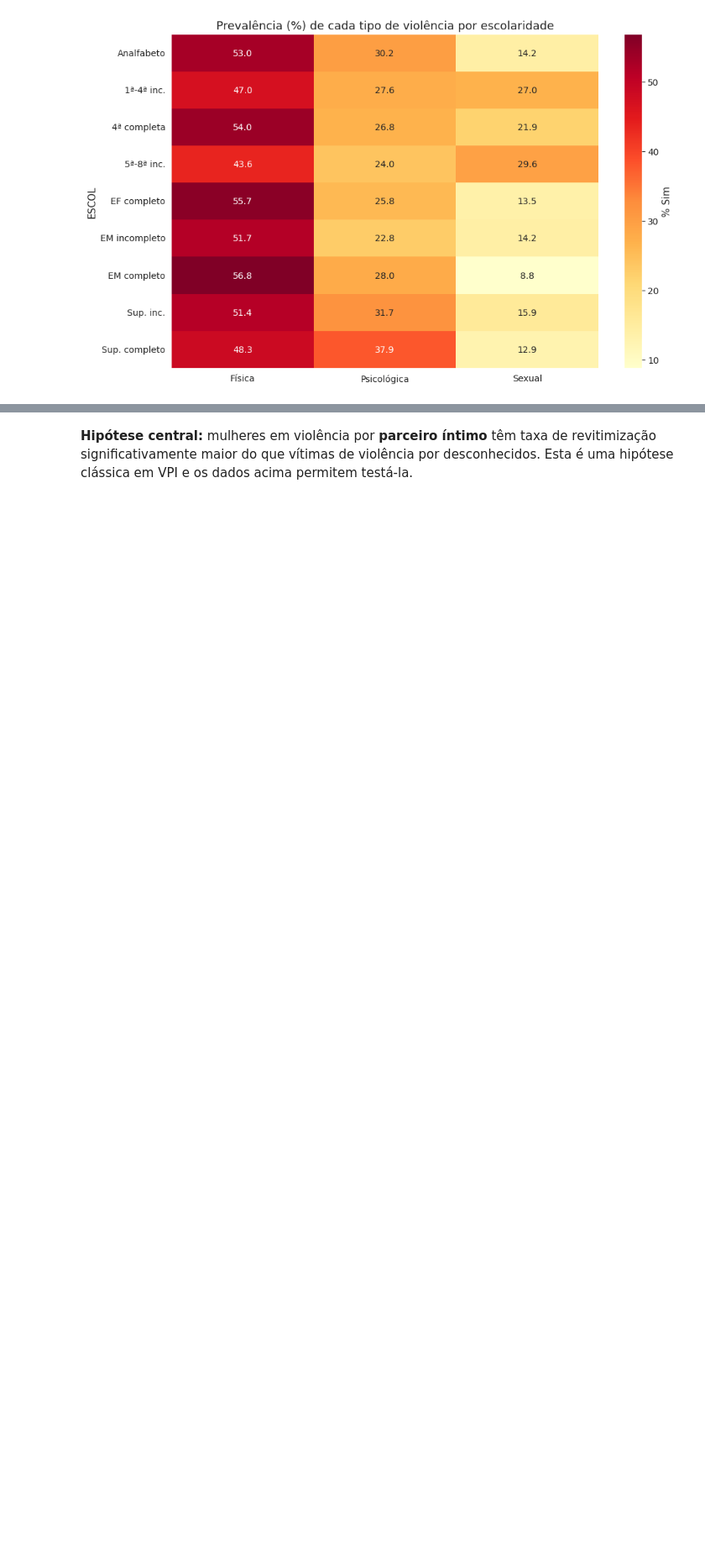
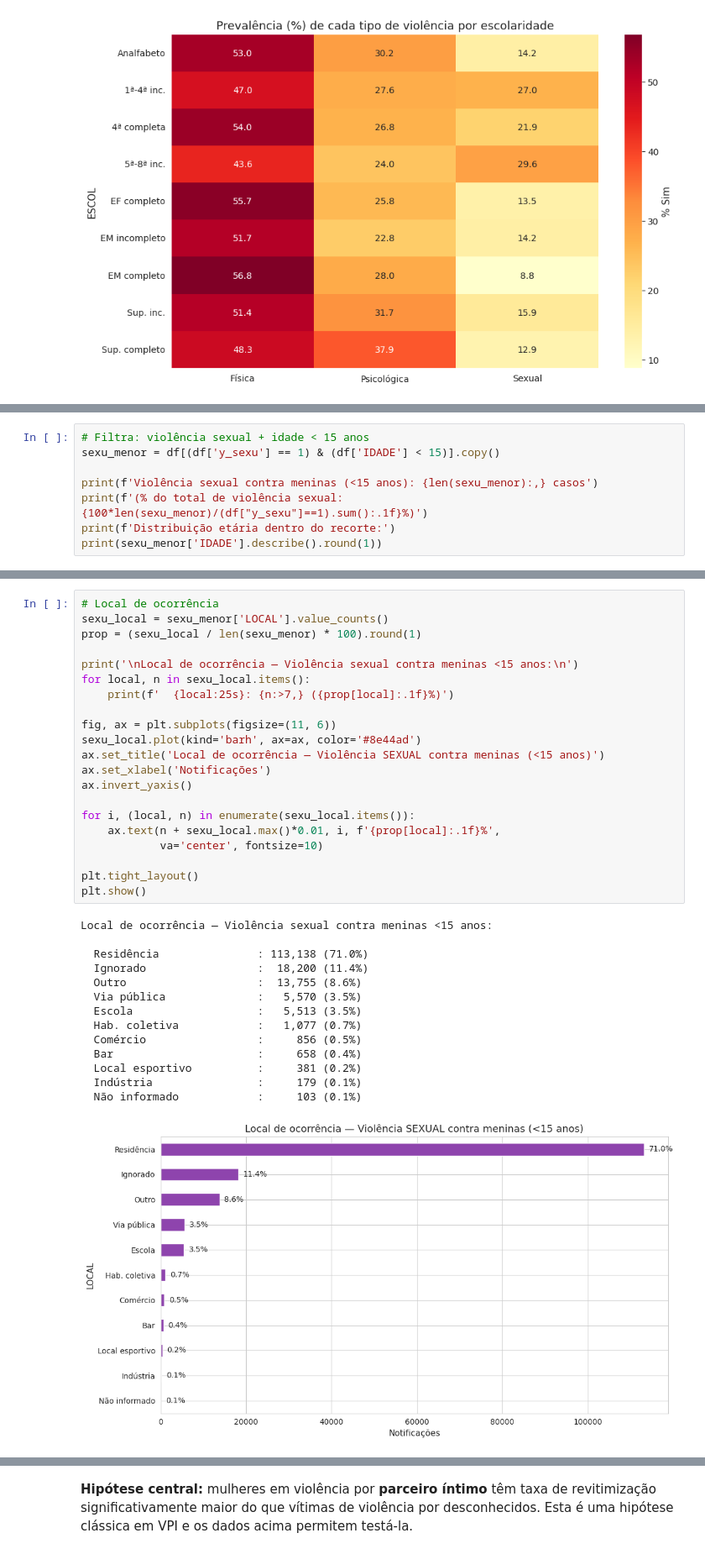
Before and after one commit to RafaelaMlucca/AnaliseViolMulher, a Jupyter notebook: 04_descritiva_v3.ipynb, the cells around one changed output, grey strips where cells are left out. Shown at 84% size. Cells and saved outputs as stored; diff of their text form; blank space fills up the shorter version.

```diff
--- a/04_descritiva_v3.ipynb
+++ b/04_descritiva_v3.ipynb
@@ -1064,0 +1061,8 @@ A linkagem por nomes/data fica para um notebook futuro (entrega final). Por ora,
+# %%
+# Filtra: violência sexual + idade < 15 anos
+sexu_menor = df[(df['y_sexu'] == 1) & (df['IDADE'] < 15)].copy()
+
+print(f'Violência sexual contra meninas (<15 anos): {len(sexu_menor):,} casos')
+print(f'(% do total de violência sexual: {100*len(sexu_menor)/(df["y_sexu"]==1).sum():.1f}%)')
+print(f'Distribuição etária dentro do recorte:')
+print(sexu_menor['IDADE'].describe().round(1))
@@ -1064,0 +1082,36 @@ A linkagem por nomes/data fica para um notebook futuro (entrega final). Por ora,
+# %%
+# Local de ocorrência
+sexu_local = sexu_menor['LOCAL'].value_counts()
+prop = (sexu_local / len(sexu_menor) * 100).round(1)
+
+print('\nLocal de ocorrência — Violência sexual contra meninas <15 anos:\n')
+for local, n in sexu_local.items():
+    print(f'  {local:25s}: {n:>7,} ({prop[local]:.1f}%)')
+
+fig, ax = plt.subplots(figsize=(11, 6))
+sexu_local.plot(kind='barh', ax=ax, color='#8e44ad')
+ax.set_title('Local de ocorrência — Violência SEXUAL contra meninas (<15 anos)')
+ax.set_xlabel('Notificações')
+ax.invert_yaxis()
+
+for i, (local, n) in enumerate(sexu_local.items()):
+    ax.text(n + sexu_local.max()*0.01, i, f'{prop[local]:.1f}%',
+            va='center', fontsize=10)
+
+plt.tight_layout()
+plt.show()
+# %% [output]
+Local de ocorrência — Violência sexual contra meninas <15 anos:
+
+  Residência               : 113,138 (71.0%)
+  Ignorado                 :  18,200 (11.4%)
+  Outro                    :  13,755 (8.6%)
+  Via pública              :   5,570 (3.5%)
+  Escola                   :   5,513 (3.5%)
+  Hab. coletiva            :   1,077 (0.7%)
+  Comércio                 :     856 (0.5%)
+  Bar                      :     658 (0.4%)
+  Local esportivo          :     381 (0.2%)
+  Indústria                :     179 (0.1%)
+  Não informado            :     103 (0.1%)
+[figure, added]
```
Also changed, not shown: parts of 19 cells of this notebook.
